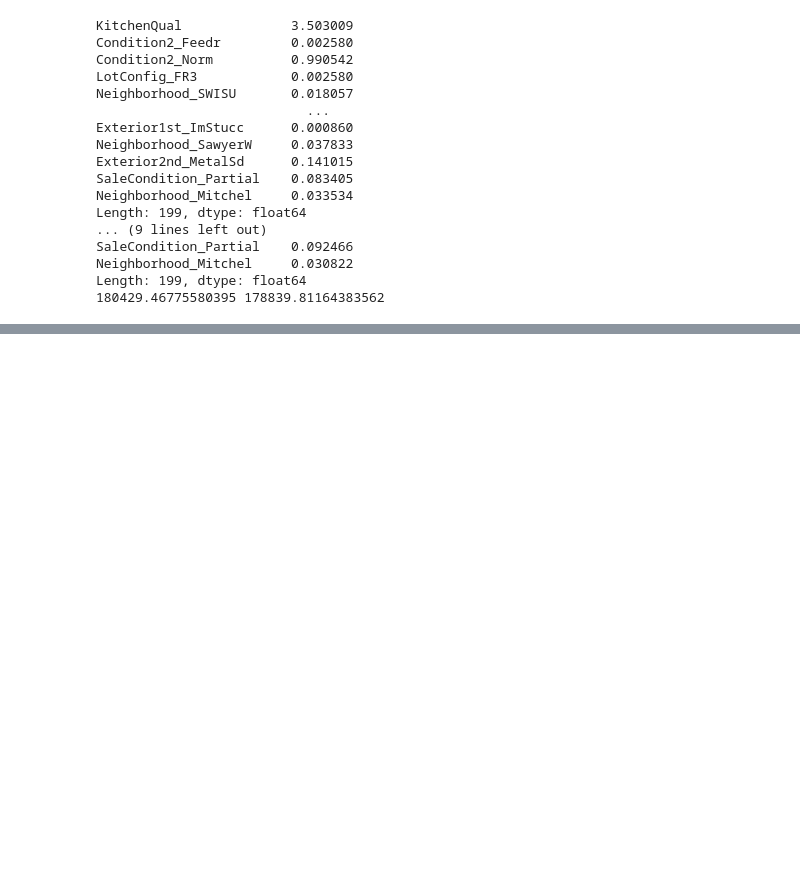
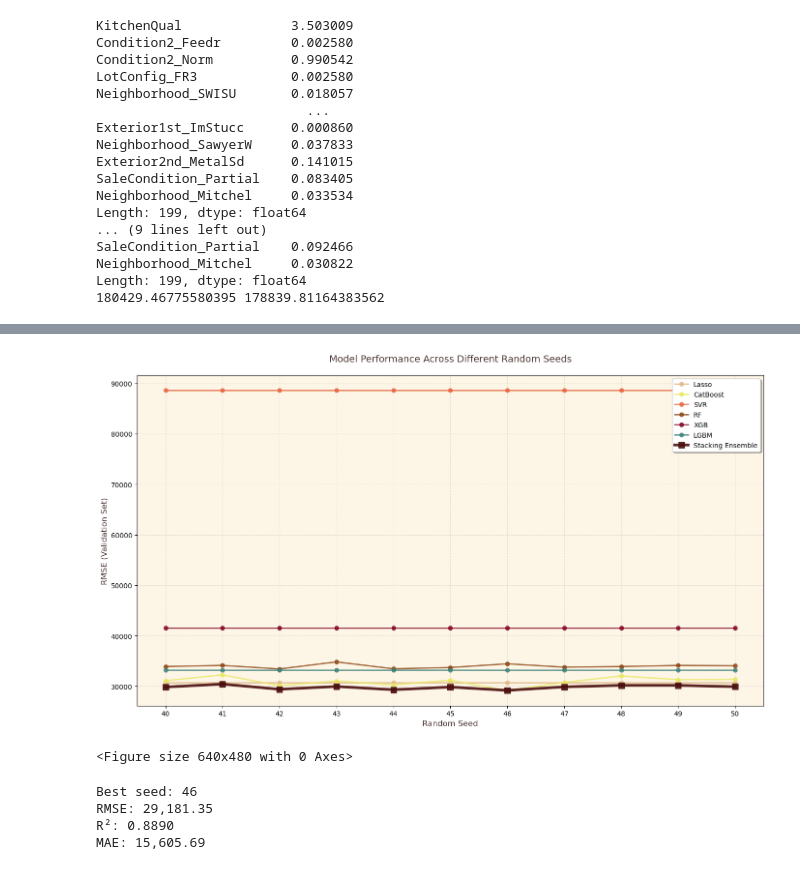
Before and after one commit to felixfaruix/houseprices_advanced_stacking_regression, a Jupyter notebook: house_prices_regression.ipynb, the cells around one changed output, grey strips where cells are left out. Saved outputs shown, nothing was run; the diff lists cells and outputs as text; code cells hidden in the pictures; blank space fills up the shorter version.

```diff
--- a/house_prices_regression.ipynb
+++ b/house_prices_regression.ipynb
@@ -1271,0 +1264,75 @@ NameError: name 'rf_model' is not defined
+# %%
+def plot_seed_comparison(seed_results):
+    """Create elegant line plots showing performance across seeds with beige-bordeaux palette."""
+
+    colors = {'Lasso': '#DEB887','CatBoost': "#E8E85E",
+              'SVR': "#E7623D",'RF': '#8B4513',
+              'XGB': '#800020',
+              'Stacking': '#4A0E0E',
+              'LGBM': "#3B8279"}
+
+    # Extracting data for plotting
+    seeds = list(seed_results.keys())
+
+    # Preparing data for individual models
+    model_data = {}
+    for model_name in ['Lasso', 'CatBoost', 'SVR', 'RF', 'XGB', 'LGBM']:
+        model_data[model_name] = []
+        for seed in seeds:
+            if model_name in seed_results[seed]['individual_models']:
+                model_data[model_name].append(seed_results[seed]['individual_models'][model_name])
+            else:
+                model_data[model_name].append(np.nan)
+
+    stacking_rmse = [seed_results[seed]['stacking_rmse'] for seed in seeds]
+
+    plt.figure(figsize=(14, 8))
+
+    # Plotting individual models
+    for model_name, rmse_values in model_data.items():
+        plt.plot(seeds, rmse_values, marker='o', linewidth=2, markersize=6,
+                label=model_name, color=colors[model_name], alpha=0.8)
+
+    # Plotting stacking ensemble with emphasis
+    plt.plot(seeds, stacking_rmse, marker='s', linewidth=4, markersize=8,
+            label='Stacking Ensemble', color=colors['Stacking'], alpha=0.9)
+
+    # Customize the plot
+    plt.title('Model Performance Across Different Random Seeds', fontsize=14, pad=20, color = "#4E3836")
+    plt.xlabel('Random Seed', fontsize=12, color="#4E3836")
+    plt.ylabel('RMSE (Validation Set)', fontsize=12, color = "#4E3836")
+    plt.grid(True, alpha=0.3, linestyle='--')
+    plt.legend(loc='upper right', frameon=True, fancybox=True, shadow=True, fontsize=10)
+    plt.gca().set_facecolor('#FDF5E6')
+    plt.gcf().patch.set_facecolor('white')
+    plt.xticks(seeds)
+    plt.tight_layout()
+
+    plt.show()
+    return plt.gcf()
+
+fig = plot_seed_comparison(seed_results)
+# %% [output]
+[figure, added]
+<Figure size 640x480 with 0 Axes>
+# %%
+# Find the best seed based on stacking ensemble performance
+def find_best_seed(seed_results):
+    """Find the seed that gives the best stacking ensemble performance."""
+    best_seed = min(seed_results.keys(),
+                   key=lambda seed: seed_results[seed]['stacking_rmse'])
+
+    best_performance = seed_results[best_seed]
+    return best_seed, best_performance
+
+best_seed, best_performance = find_best_seed(seed_results)
+
+print(f"Best seed: {best_seed}")
+print(f"RMSE: {best_performance['stacking_rmse']:,.2f}")
+print(f"R²: {best_performance['stacking_r2']:.4f}")
+print(f"MAE: {best_performance['stacking_mae']:,.2f}")
+# %% [output]
+Best seed: 46
+RMSE: 29,181.35
+R²: 0.8890
+MAE: 15,605.69
```
Also changed, not shown: parts of 19 cells of this notebook, 20 other files.
